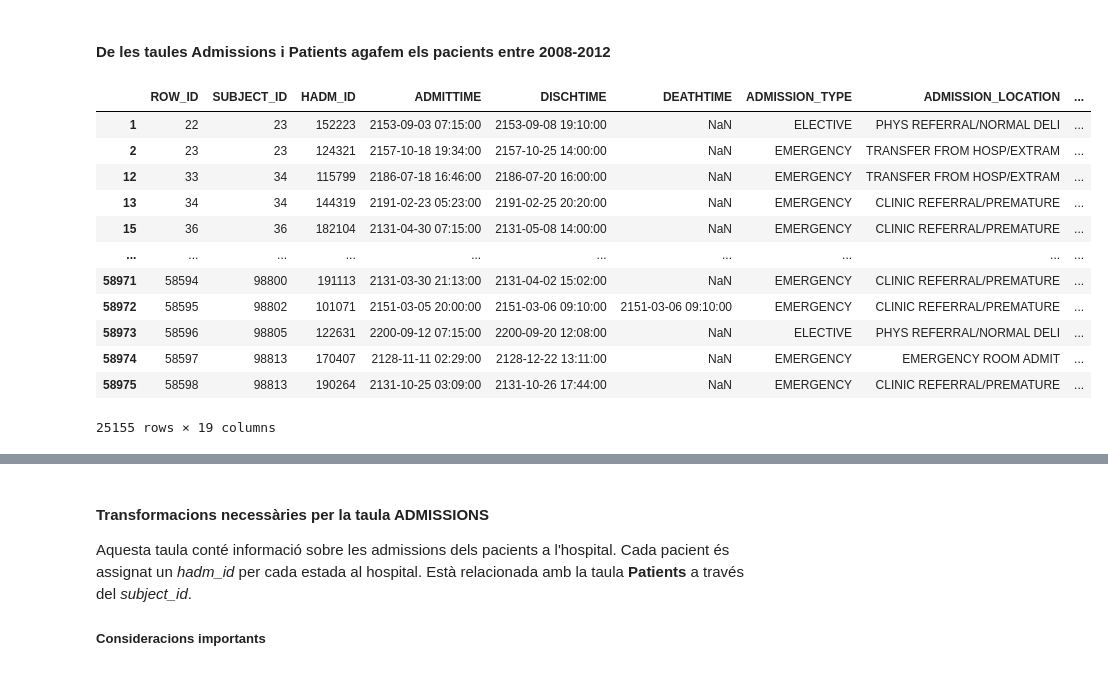
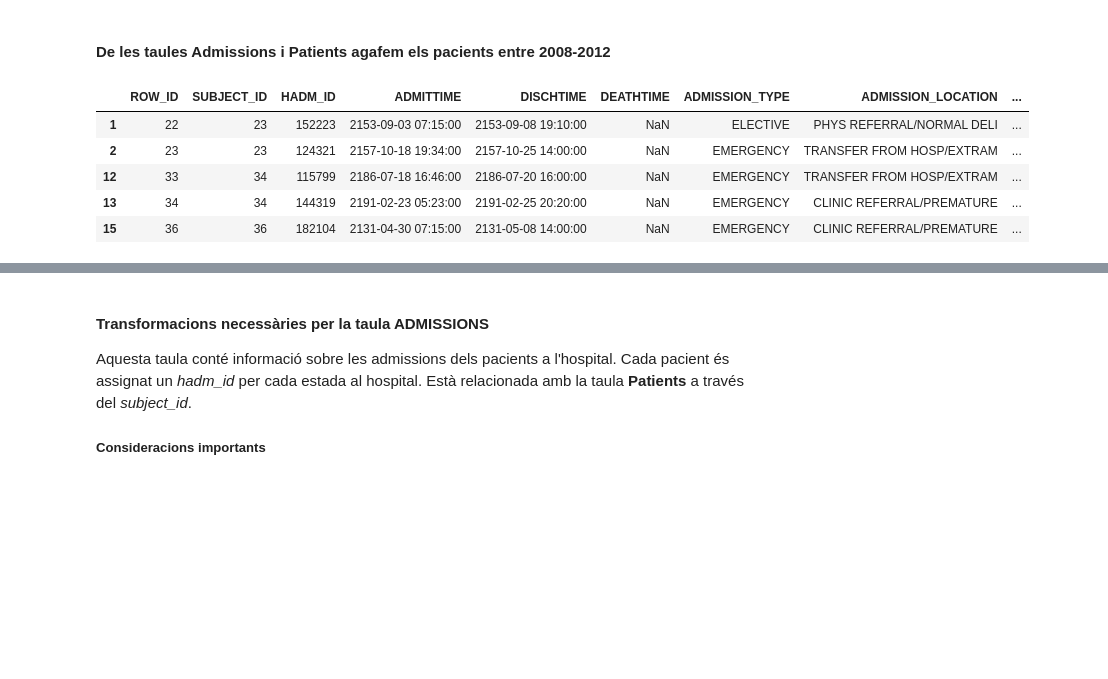
Before and after one commit to juaguilera/TFG, a Jupyter notebook: proves_df.ipynb, the cells around one changed output, grey strips where cells are left out. Drawn from its saved outputs; the diff is of its cells as text; code cells hidden in the pictures; blank space fills up the shorter version.

```diff
--- a/proves_df.ipynb
+++ b/proves_df.ipynb
@@ -44,20 +67,13 @@ Tenim 17710 pacients enregistrat en el sistema metavision
 #### De les taules Admissions i Patients agafem els pacients entre 2008-2012
 # %%
 admissions_icu = admissions.loc[admissions["SUBJECT_ID"].isin(icustays_unique["SUBJECT_ID"])]
-admissions_icu
+admissions_icu.head()
 # %% [output]
 |  | ROW_ID | SUBJECT_ID | HADM_ID | ADMITTIME | DISCHTIME | DEATHTIME | ADMISSION_TYPE | ADMISSION_LOCATION | ... |
 | 1 | 22 | 23 | 152223 | 2153-09-03 07:15:00 | 2153-09-08 19:10:00 | NaN | ELECTIVE | PHYS REFERRAL/NORMAL DELI | ... |
 | 2 | 23 | 23 | 124321 | 2157-10-18 19:34:00 | 2157-10-25 14:00:00 | NaN | EMERGENCY | TRANSFER FROM HOSP/EXTRAM | ... |
 | 12 | 33 | 34 | 115799 | 2186-07-18 16:46:00 | 2186-07-20 16:00:00 | NaN | EMERGENCY | TRANSFER FROM HOSP/EXTRAM | ... |
 | 13 | 34 | 34 | 144319 | 2191-02-23 05:23:00 | 2191-02-25 20:20:00 | NaN | EMERGENCY | CLINIC REFERRAL/PREMATURE | ... |
 | 15 | 36 | 36 | 182104 | 2131-04-30 07:15:00 | 2131-05-08 14:00:00 | NaN | EMERGENCY | CLINIC REFERRAL/PREMATURE | ... |
-| ... | ... | ... | ... | ... | ... | ... | ... | ... | ... |
-| 58971 | 58594 | 98800 | 191113 | 2131-03-30 21:13:00 | 2131-04-02 15:02:00 | NaN | EMERGENCY | CLINIC REFERRAL/PREMATURE | ... |
-| 58972 | 58595 | 98802 | 101071 | 2151-03-05 20:00:00 | 2151-03-06 09:10:00 | 2151-03-06 09:10:00 | EMERGENCY | CLINIC REFERRAL/PREMATURE | ... |
-| 58973 | 58596 | 98805 | 122631 | 2200-09-12 07:15:00 | 2200-09-20 12:08:00 | NaN | ELECTIVE | PHYS REFERRAL/NORMAL DELI | ... |
-| 58974 | 58597 | 98813 | 170407 | 2128-11-11 02:29:00 | 2128-12-22 13:11:00 | NaN | EMERGENCY | EMERGENCY ROOM ADMIT | ... |
-| 58975 | 58598 | 98813 | 190264 | 2131-10-25 03:09:00 | 2131-10-26 17:44:00 | NaN | EMERGENCY | CLINIC REFERRAL/PREMATURE | ... |
-25155 rows × 19 columns
 # %%
 patients_icu = patients.loc[patients["SUBJECT_ID"].isin(icustays_unique["SUBJECT_ID"])]
```
Also changed, not shown: parts of 76 cells of this notebook.
